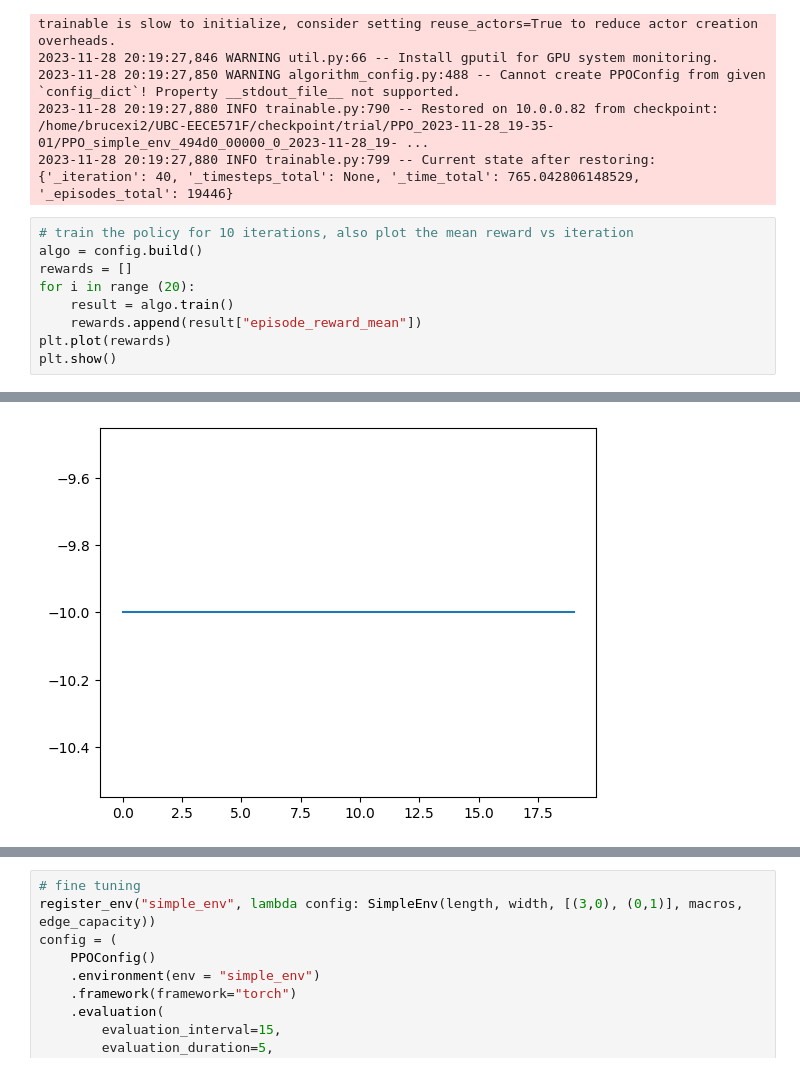
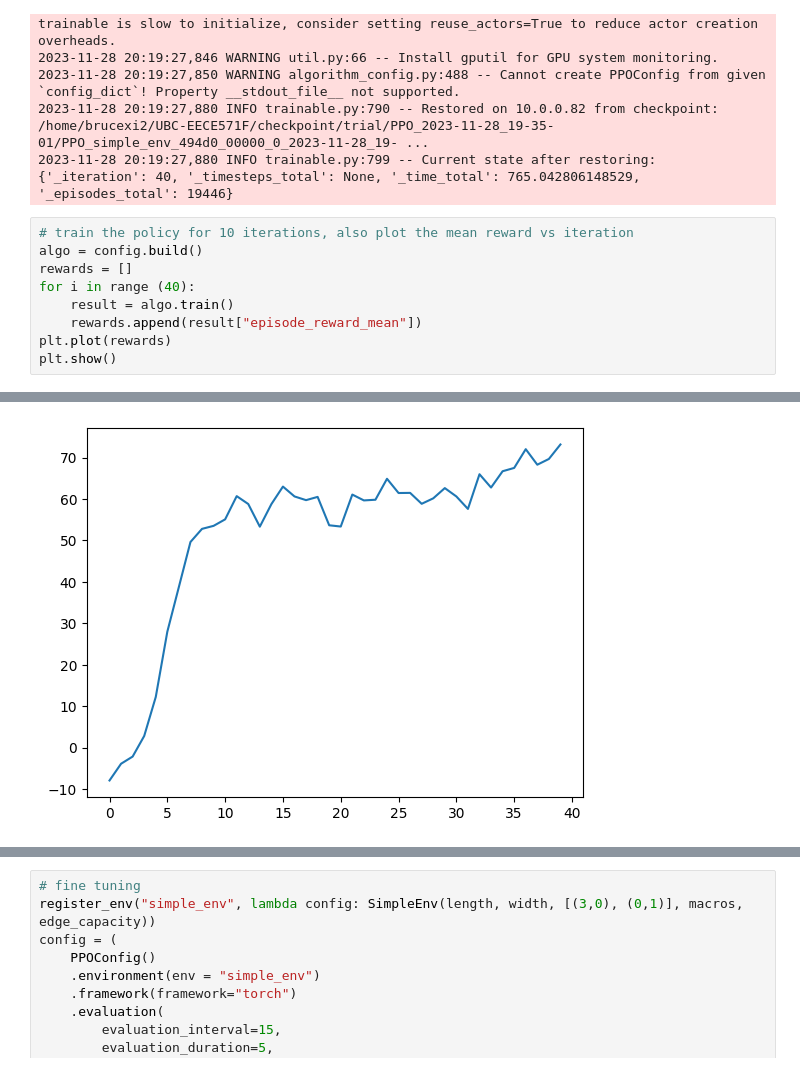
Before and after one commit to brucexi999/UBC-EECE571F, a Jupyter notebook: source/demo.ipynb, the cells around one changed output, grey strips where cells are left out. Saved outputs shown, nothing was run; the diff lists cells and outputs as text.

Commit message:
figures

```diff
--- a/source/demo.ipynb
+++ b/source/demo.ipynb
@@ -178,7 +177,7 @@ algo.restore(ckpt)
 # train the policy for 10 iterations, also plot the mean reward vs iteration
 algo = config.build()
 rewards = []
-for i in range (20):
+for i in range (40):
     result = algo.train()
     rewards.append(result["episode_reward_mean"])
 plt.plot(rewards)
@@ -204 +203 @@ plt.show()
-[figure, old version]
+[figure, new version]
```
Also changed, not shown: parts of 6 cells of this notebook, 10 other files.
